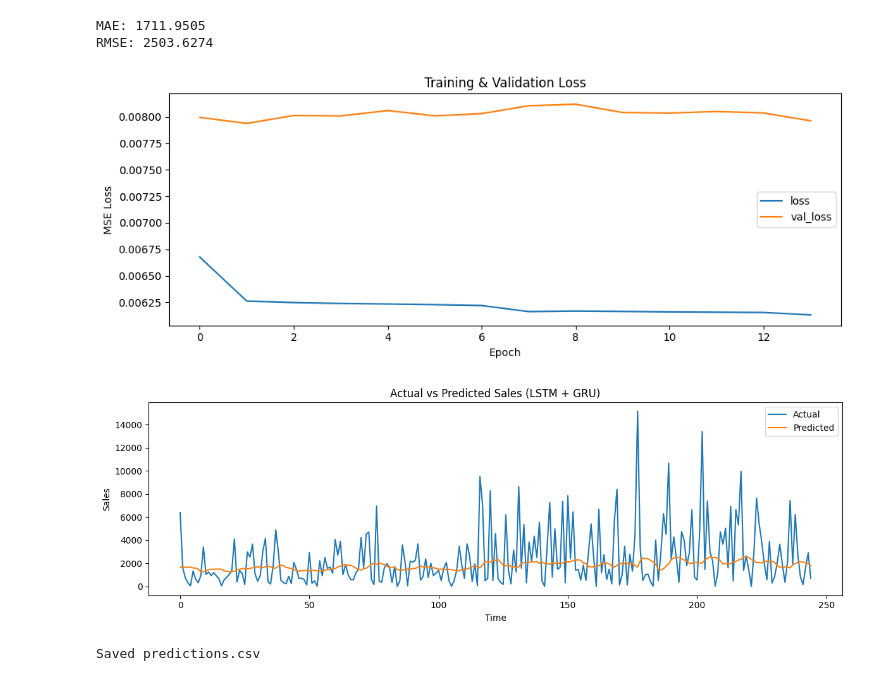
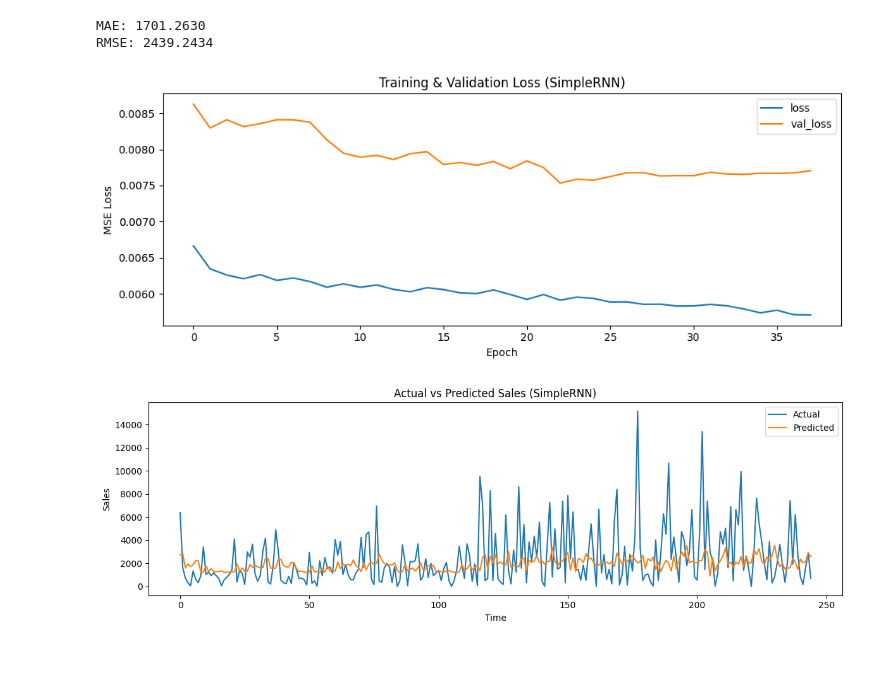
Before and after one commit to Shqcod/03_RNN_AI, a Jupyter notebook: preprocessing.ipynb, the cells around one changed output. Drawn from its saved outputs; the diff is of its cells as text; code cells hidden in the pictures.

```diff
--- a/preprocessing.ipynb
+++ b/preprocessing.ipynb
@@ -32,17 +27,37 @@ split = int(len(X) * 0.8)
 X_train, X_test = X[:split], X[split:]
 y_train, y_test = y[:split], y[split:]
 # %%
+# --- Model Menggunakan SimpleRNN ---
 tf.random.set_seed(42)
+
 model = Sequential([
-    LSTM(64, return_sequences=True, input_shape=(window,1)),
-    GRU(32, return_sequences=False),
-    Dense(16, activation='relu'),
+    # Layer 1: SimpleRNN dengan aktivasi 'relu'
+    SimpleRNN(128, activation='relu', return_sequences=True, input_shape=(window,1)),
+    Dropout(0.2),
+
+    # Layer 2: SimpleRNN dengan aktivasi 'relu'
+    SimpleRNN(64, activation='relu', return_sequences=False),
+
+    # Dense Layer 1 (Tambahan)
+    Dense(64, activation='relu'),
+    Dropout(0.2),
+
+    # Dense Layer 2 (Tambahan)
+    Dense(32, activation='relu'),
+
+    # Output Layer
     Dense(1)
 ])
-model.compile(optimizer='adam', loss='mse')
+
+# Menggunakan optimizer dengan Gradient Clipping (opsional, untuk stabilitas)
+optimizer = tf.keras.optimizers.Adam(clipvalue=1.0)
+model.compile(optimizer=optimizer, loss='mse')
+print("Model Summary (SimpleRNN dengan ReLU dan Dense Tambahan):")
 model.summary()
 
-es = EarlyStopping(monitor='val_loss', patience=12, restore_best_weights=True)
+
+# --- Callbacks dan Pelatihan (Sama dengan kode Anda) ---
+es = EarlyStopping(monitor='val_loss', patience=15, restore_best_weights=True)
 rlr = ReduceLROnPlateau(monitor='val_loss', factor=0.5, patience=6, min_lr=1e-6)
-mc = ModelCheckpoint("best_lstm_gru.h5", monitor='val_loss', save_best_only=True)
+mc = ModelCheckpoint("best_simplernn.h5", monitor='val_loss', save_best_only=True)
 # %% [output]
@@ -64,8 +86,8 @@ Model: "sequential"
 # %%
 history = model.fit(
     X_train, y_train,
-    epochs=80,
-    batch_size=16,
+    epochs=100, # Meningkatkan Epoch
+    batch_size=32, # Mengubah Batch Size
     validation_data=(X_test, y_test),
     callbacks=[es, rlr, mc],
     verbose=1
@@ -107,38 +146,38 @@ rmse = root_mean_squared_error(y_true, pred)
 print(f"MAE: {mae:.4f}")
 print(f"RMSE: {rmse:.4f}")
 # %% [output]
-MAE: 1711.9505
-RMSE: 2503.6274
+MAE: 1701.2630
+RMSE: 2439.2434
 # %%
+# Plot Loss
 plt.figure(figsize=(10,4))
 plt.plot(history.history['loss'], label='loss')
 plt.plot(history.history['val_loss'], label='val_loss')
-plt.title('Training & Validation Loss')
+plt.title('Training & Validation Loss (SimpleRNN)')
 plt.xlabel('Epoch')
 plt.ylabel('MSE Loss')
 plt.legend()
 plt.tight_layout()
 plt.show()
 
+# Plot Aktual vs Prediksi
 plt.figure(figsize=(12,4))
 plt.plot(y_true, label='Actual')
 plt.plot(pred, label='Predicted')
-plt.title('Actual vs Predicted Sales (LSTM + GRU)')
+plt.title('Actual vs Predicted Sales (SimpleRNN)')
 plt.xlabel('Time')
 plt.ylabel('Sales')
 plt.legend()
 plt.tight_layout()
 plt.show()
 # %% [output]
-[figure, old version]
+[figure, new version]
-[figure, old version]
+[figure, new version]
 # %%
-# Opsional kalo mu simpan ke csv hasil prediksinya
-out_df = pd.DataFrame({
-    'Actual': y_true.flatten(),
-    'Predicted': pred.flatten()
-})
-out_df.to_csv("predictions.csv", index=False)
-print("Saved predictions.csv")
+# # Opsional kalo mu simpan ke csv hasil prediksinya
+# out_df = pd.DataFrame({
+#     'Actual': y_true.flatten(),
+#     'Predicted': pred.flatten()
+# })
+# out_df.to_csv("predictions.csv", index=False)
+# print("Saved predictions.csv")
-# %% [output]
-Saved predictions.csv
```
Also changed, not shown: parts of 5 cells of this notebook, 3 other files.
